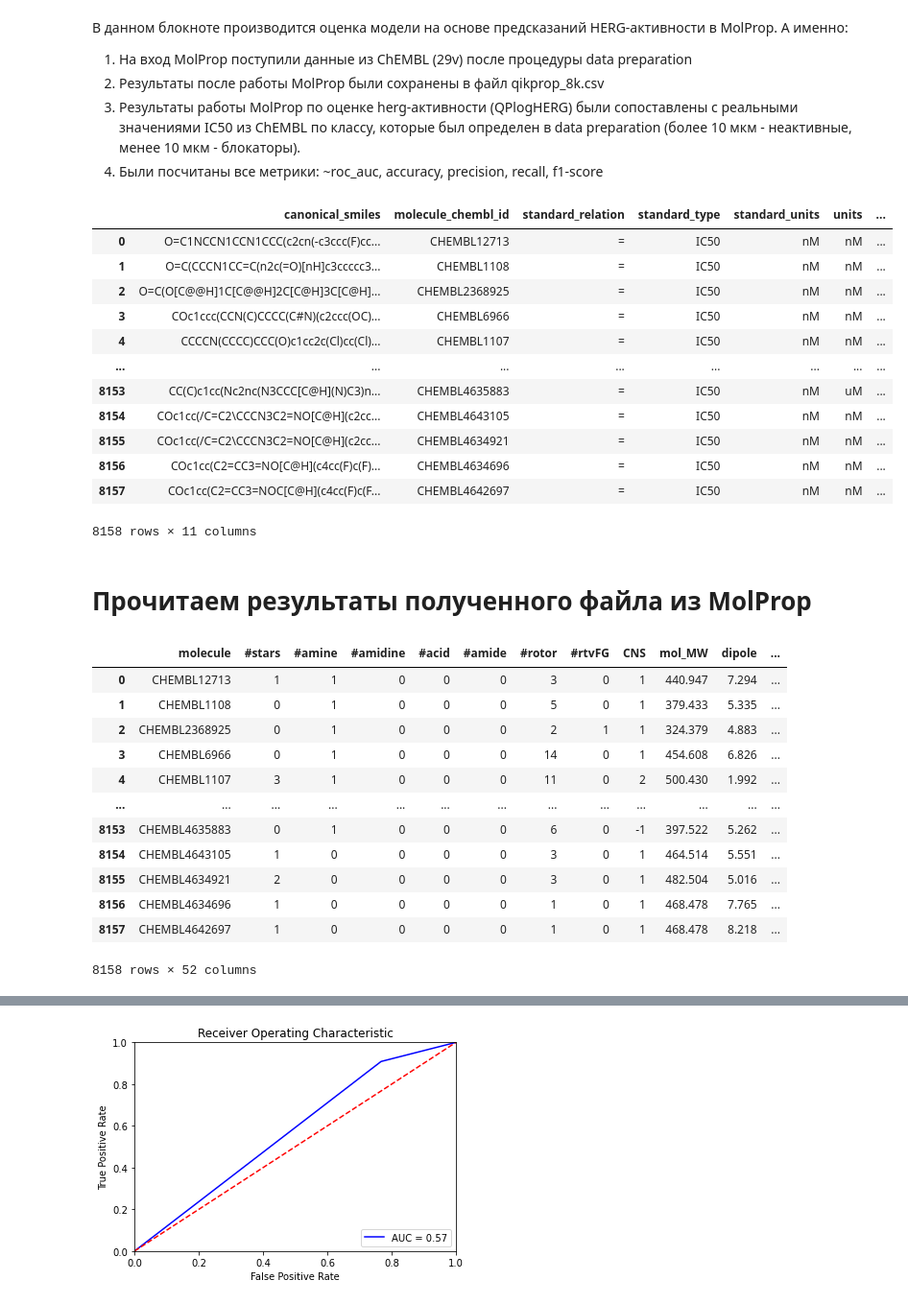
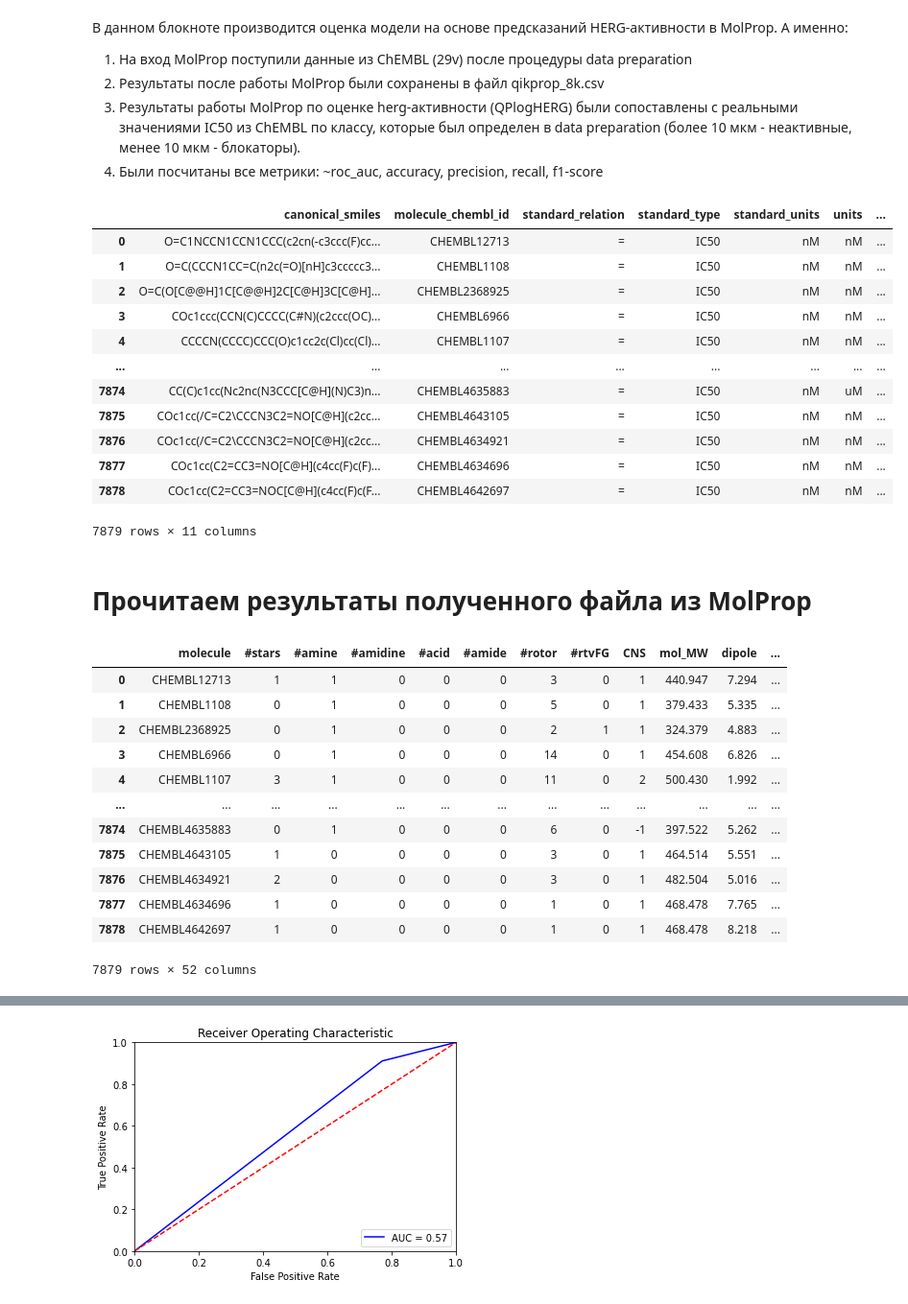
Before and after one commit to ElinaSmall/hERG_model, a Jupyter notebook: notebooks/003.0-smolkina-molprop-schroedinger.ipynb, the cells around one changed output, grey strips where cells are left out. Shown at 96% size. Drawn from its saved outputs; the diff is of its cells as text; code cells hidden in the pictures.

```diff
--- a/notebooks/003.0-smolkina-molprop-schroedinger.ipynb
+++ b/notebooks/003.0-smolkina-molprop-schroedinger.ipynb
@@ -44,20 +44,20 @@ data = read_sdf("herg_smaller.sdf")
 # %%
-df = pd.read_table('herg_out_smaller.csv', sep = ",", engine='python')
+df = pd.read_table('herg_out_smaller_right.csv', sep = ",", engine='python')
 df
 # %% [output]
 |  | canonical_smiles | molecule_chembl_id | standard_relation | standard_type | standard_units | units | ... |
 | 0 | O=C1NCCN1CCN1CCC(c2cn(-c3ccc(F)cc... | CHEMBL12713 | = | IC50 | nM | nM | ... |
 | 1 | O=C(CCCN1CC=C(n2c(=O)[nH]c3ccccc3... | CHEMBL1108 | = | IC50 | nM | nM | ... |
 | 2 | O=C(O[C@@H]1C[C@@H]2C[C@H]3C[C@H]... | CHEMBL2368925 | = | IC50 | nM | nM | ... |
 | 3 | COc1ccc(CCN(C)CCCC(C#N)(c2ccc(OC)... | CHEMBL6966 | = | IC50 | nM | nM | ... |
 | 4 | CCCCN(CCCC)CCC(O)c1cc2c(Cl)cc(Cl)... | CHEMBL1107 | = | IC50 | nM | nM | ... |
 | ... | ... | ... | ... | ... | ... | ... | ... |
-| 8153 | CC(C)c1cc(Nc2nc(N3CCC[C@H](N)C3)n... | CHEMBL4635883 | = | IC50 | nM | uM | ... |
-| 8154 | COc1cc(/C=C2\CCCN3C2=NO[C@H](c2cc... | CHEMBL4643105 | = | IC50 | nM | nM | ... |
-| 8155 | COc1cc(/C=C2\CCCN3C2=NO[C@H](c2cc... | CHEMBL4634921 | = | IC50 | nM | nM | ... |
-| 8156 | COc1cc(C2=CC3=NO[C@H](c4cc(F)c(F)... | CHEMBL4634696 | = | IC50 | nM | nM | ... |
-| 8157 | COc1cc(C2=CC3=NOC[C@H](c4cc(F)c(F... | CHEMBL4642697 | = | IC50 | nM | nM | ... |
+| 7874 | CC(C)c1cc(Nc2nc(N3CCC[C@H](N)C3)n... | CHEMBL4635883 | = | IC50 | nM | uM | ... |
+| 7875 | COc1cc(/C=C2\CCCN3C2=NO[C@H](c2cc... | CHEMBL4643105 | = | IC50 | nM | nM | ... |
+| 7876 | COc1cc(/C=C2\CCCN3C2=NO[C@H](c2cc... | CHEMBL4634921 | = | IC50 | nM | nM | ... |
+| 7877 | COc1cc(C2=CC3=NO[C@H](c4cc(F)c(F)... | CHEMBL4634696 | = | IC50 | nM | nM | ... |
+| 7878 | COc1cc(C2=CC3=NOC[C@H](c4cc(F)c(F... | CHEMBL4642697 | = | IC50 | nM | nM | ... |
-8158 rows × 11 columns
+7879 rows × 11 columns
 # %% [markdown]
 # Прочитаем результаты полученного файла из MolProp
 # %%
@@ -81,7 +81,7 @@ def read_csv_with_nan(csv_file):
 # %%
 pd.set_option('display.max_columns', None)
 # %%
-molprop = read_csv_with_nan("qikprop_8k.csv")
+molprop = read_csv_with_nan("qikprop_7k.csv")
 molprop
 # %% [output]
 |  | molecule | #stars | #amine | #amidine | #acid | #amide | #rotor | #rtvFG | CNS | mol_MW | dipole | ... |
@@ -91,12 +91,12 @@ molprop
 | 3 | CHEMBL6966 | 0 | 1 | 0 | 0 | 0 | 14 | 0 | 1 | 454.608 | 6.826 | ... |
 | 4 | CHEMBL1107 | 3 | 1 | 0 | 0 | 0 | 11 | 0 | 2 | 500.430 | 1.992 | ... |
 | ... | ... | ... | ... | ... | ... | ... | ... | ... | ... | ... | ... | ... |
-| 8153 | CHEMBL4635883 | 0 | 1 | 0 | 0 | 0 | 6 | 0 | -1 | 397.522 | 5.262 | ... |
-| 8154 | CHEMBL4643105 | 1 | 0 | 0 | 0 | 0 | 3 | 0 | 1 | 464.514 | 5.551 | ... |
-| 8155 | CHEMBL4634921 | 2 | 0 | 0 | 0 | 0 | 3 | 0 | 1 | 482.504 | 5.016 | ... |
-| 8156 | CHEMBL4634696 | 1 | 0 | 0 | 0 | 0 | 1 | 0 | 1 | 468.478 | 7.765 | ... |
-| 8157 | CHEMBL4642697 | 1 | 0 | 0 | 0 | 0 | 1 | 0 | 1 | 468.478 | 8.218 | ... |
+| 7874 | CHEMBL4635883 | 0 | 1 | 0 | 0 | 0 | 6 | 0 | -1 | 397.522 | 5.262 | ... |
+| 7875 | CHEMBL4643105 | 1 | 0 | 0 | 0 | 0 | 3 | 0 | 1 | 464.514 | 5.551 | ... |
+| 7876 | CHEMBL4634921 | 2 | 0 | 0 | 0 | 0 | 3 | 0 | 1 | 482.504 | 5.016 | ... |
+| 7877 | CHEMBL4634696 | 1 | 0 | 0 | 0 | 0 | 1 | 0 | 1 | 468.478 | 7.765 | ... |
+| 7878 | CHEMBL4642697 | 1 | 0 | 0 | 0 | 0 | 1 | 0 | 1 | 468.478 | 8.218 | ... |
-8158 rows × 52 columns
+7879 rows × 52 columns
 # %%
 def calculate_IC50(i):
     # рассчитывается из QPlogHERG (данная величина соответсвует log(IC50), где IC50 в моль/л), функция calculate_IC50 переводит данное значение в IC50 в нМ.
```
Also changed, not shown: parts of 16 cells of this notebook.
